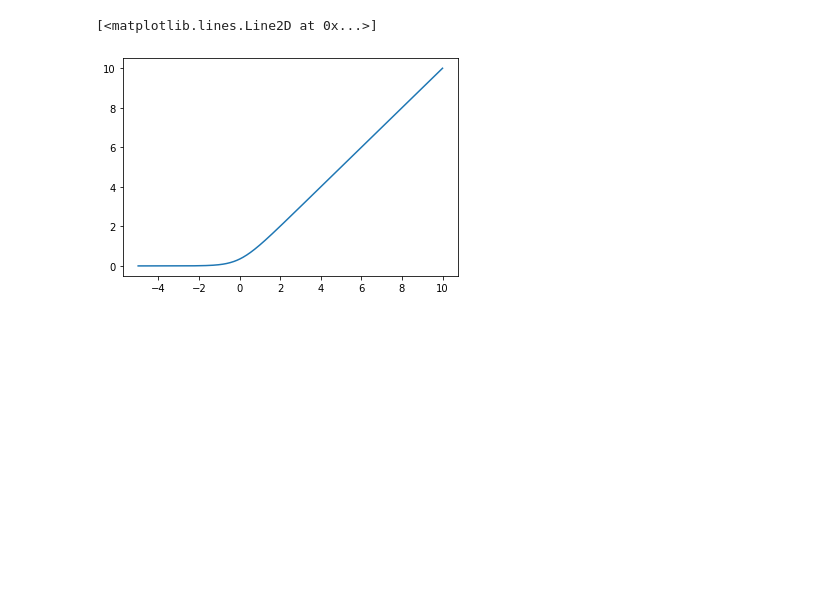
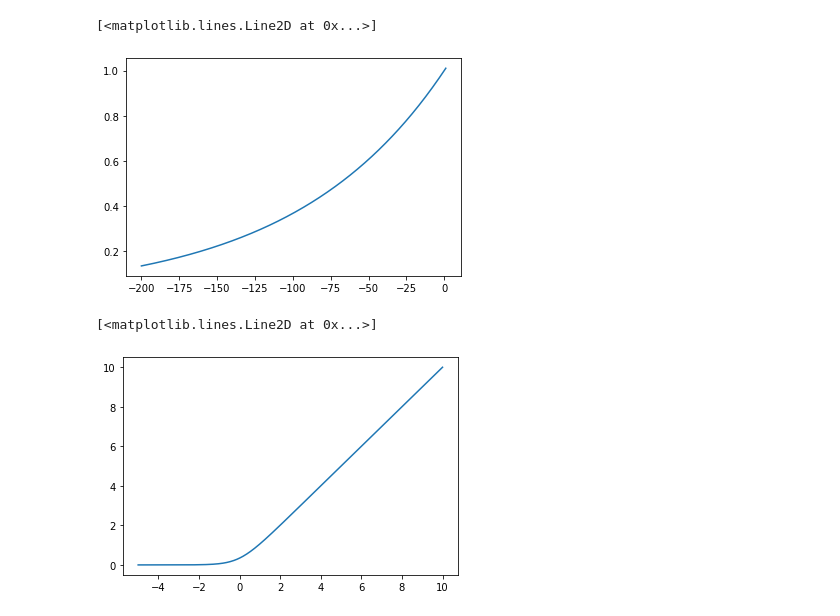
Before and after one commit to soukupmarek-edin/auction-simulator, a Jupyter notebook: Sandbox.ipynb, the cells around one changed output. Saved outputs shown, nothing was run; the diff lists cells and outputs as text; code cells hidden in the pictures; blank space fills up the shorter version.

```diff
--- a/Sandbox.ipynb
+++ b/Sandbox.ipynb
@@ -4,3 +19,9 @@ import matplotlib.pyplot as plt
+# %%
+supp = np.linspace(-200, 1, 500)
+plt.plot(supp, np.exp(0.01*supp))
+# %% [output]
+[<matplotlib.lines.Line2D at 0x...>]
+[figure, added]
 # %%
 def smooth_max(x, alpha=2):
     return x + 1/alpha*np.log(1+np.exp(-alpha*x))
```
Also changed, not shown: parts of 2 cells of this notebook, 2 other files.
